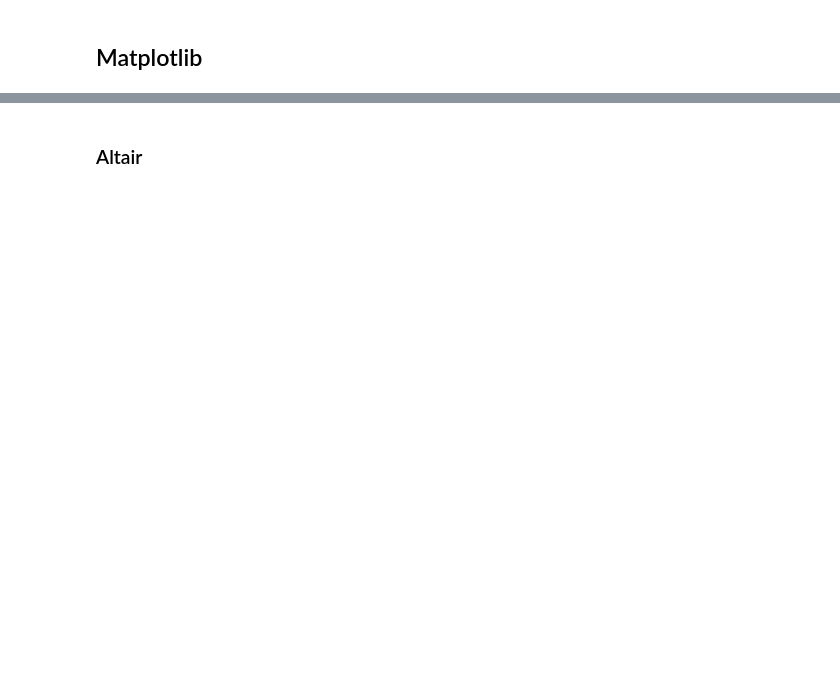
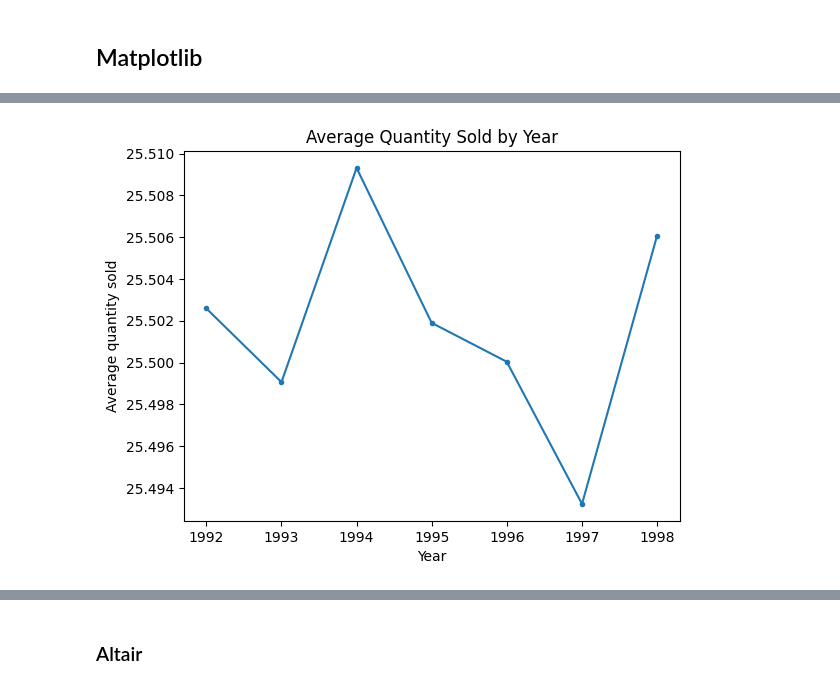
Before and after one commit to r-brink/polars-visualisation-tutorial, a Jupyter notebook: polars-visualisation.ipynb, the cells around one changed output, grey strips where cells are left out. Saved outputs shown, nothing was run; the diff lists cells and outputs as text; code cells hidden in the pictures; blank space fills up the shorter version.

```diff
--- a/polars-visualisation.ipynb
+++ b/polars-visualisation.ipynb
@@ -80,0 +88,11 @@ Wall time: 6.84 s
+# %%
+%%time
+
+plt.plot(df_yearly.select(pl.col('l_shipdate')).collect(), df_yearly.select(pl.col('avg_qty')).collect(), marker='.')
+
+plt.xlabel('Year')
+plt.ylabel('Average quantity sold')
+plt.title('Average Quantity Sold by Year')
+plt.show()
+# %% [output]
+[figure, added]
```
Also changed, not shown: parts of 35 cells of this notebook, 3 other files.
